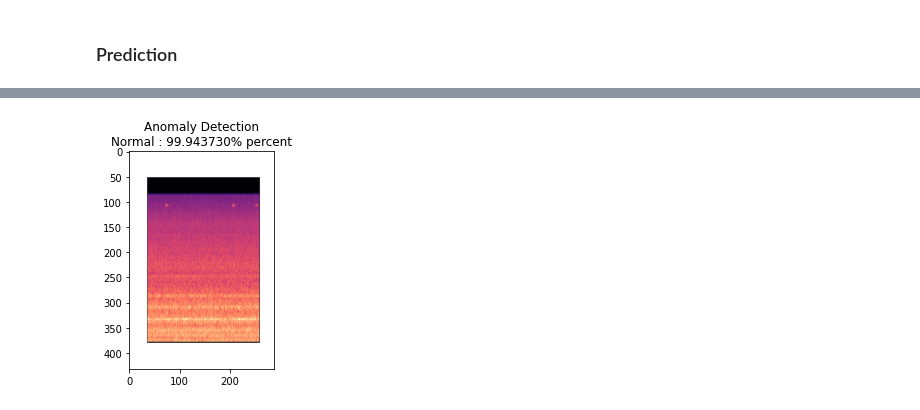
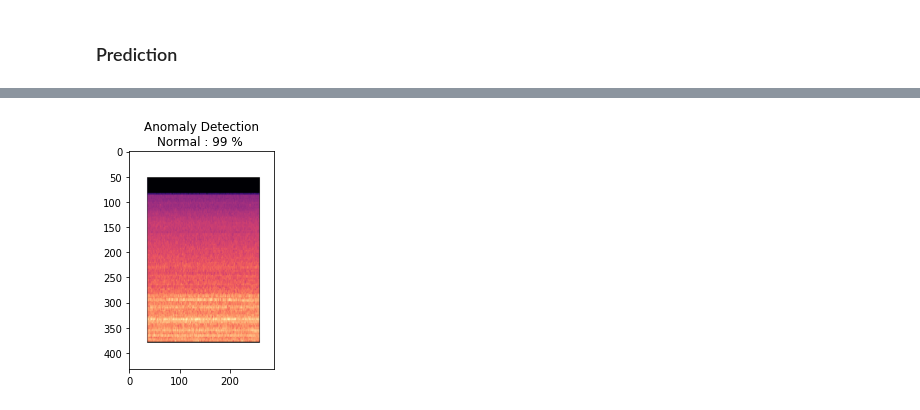
Before and after one commit to yusufakcakaya/Machine-Condition-Monitoring, a Jupyter notebook: Deep_Learning/VGG16.ipynb, the cells around one changed output, grey strips where cells are left out. Drawn from its saved outputs; the diff is of its cells as text; code cells hidden in the pictures.

```diff
--- a/Deep_Learning/VGG16.ipynb
+++ b/Deep_Learning/VGG16.ipynb
@@ -379,12 +384,18 @@ def predict(path):
     #predict
     img_pred= saved_model.predict(pp_img)
 
+    perc_normal = img_pred[0][1]
+    perc_normal = int(perc_normal * 100)
+
+    perc_abnormal = img_pred[0][0]
+    perc_abnormal = int(perc_abnormal * 100)
+
 
     if img_pred[0][0] >= 0.5:
-        pred = ('Abnormal : {:%} percent'.format(img_pred[0][0]))
+        pred = ('Abnormal : {} % '.format(perc_abnormal))
 
     else:
-        pred = ('Normal : {:%} percent'.format(1- img_pred[0][0]))
+        pred = ('Normal : {} % '.format(perc_normal))
 
     plt.title("Anomaly Detection\n"+ pred)
 
@@ -399,5 +405,5 @@ predict(path)
 # %%
-path = 'prediction_images/normal_3013.png'
+path = '/Users/yusufakcakaya/GitHub/Machine-Condition-Monitoring/prediction_images/normal_3000.png'
 predict(path)
 # %% [output]
-[figure, old version]
+[figure, new version]
```
Also changed, not shown: parts of 2 cells of this notebook, 5 other files.
